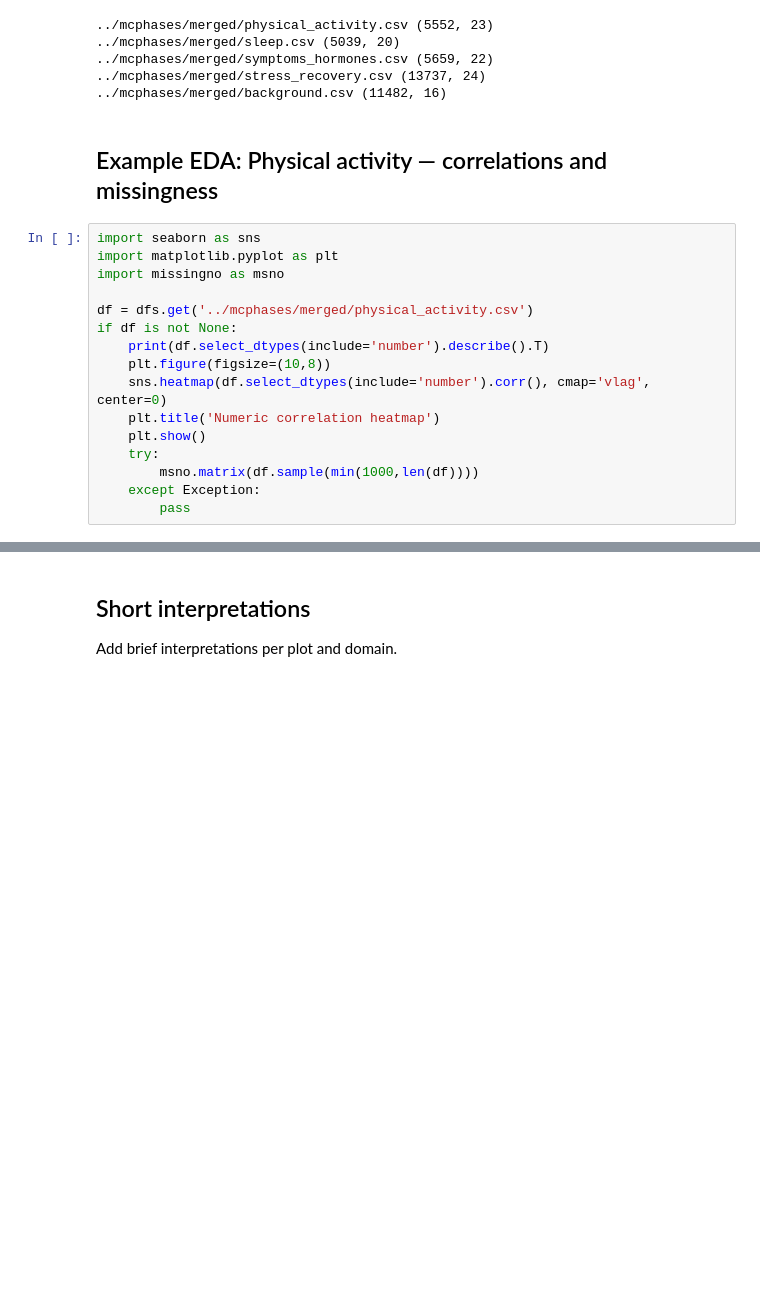
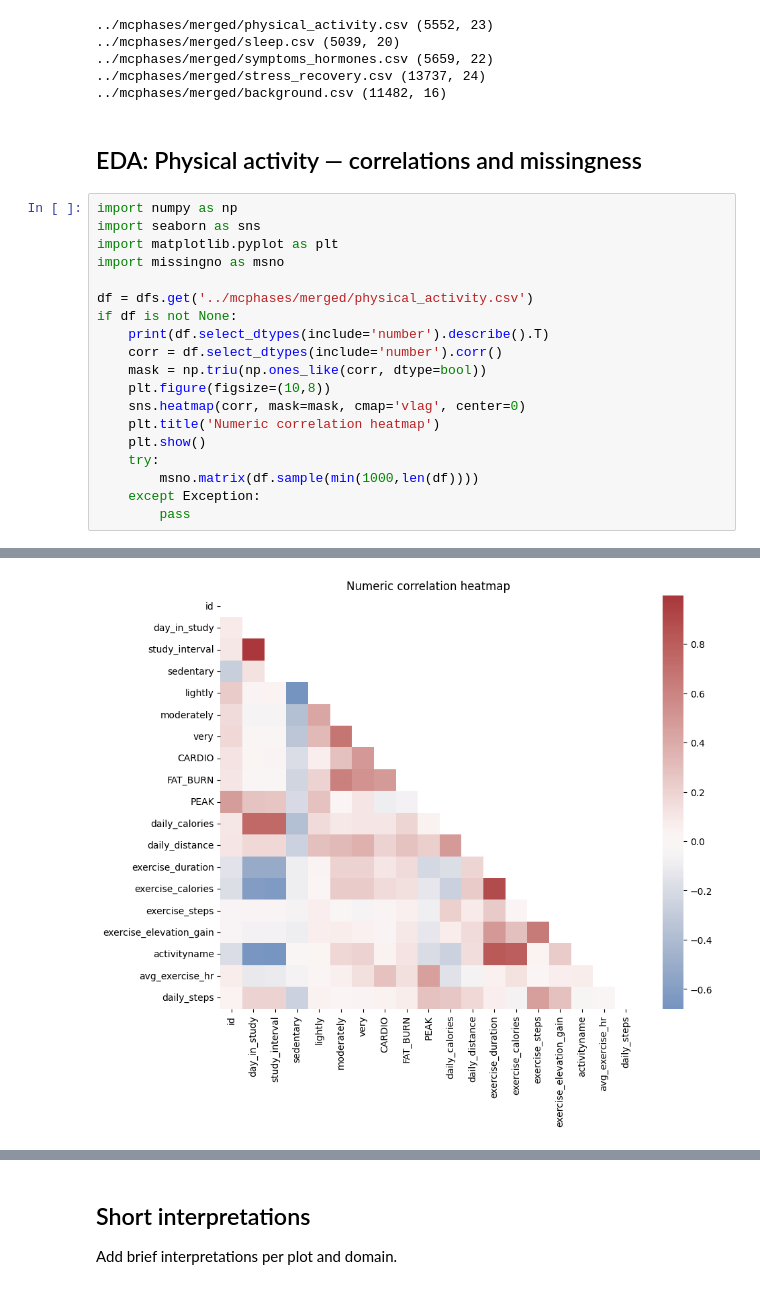
Before and after one commit to EstelleWang-UofT/ML-for-Women, a Jupyter notebook: notebooks/mcphases_eda.ipynb, the cells around one changed output, grey strips where cells are left out. Drawn from its saved outputs; the diff is of its cells as text; blank space fills up the shorter version.

Commit message:
feature correlations 1

```diff
--- a/notebooks/mcphases_eda.ipynb
+++ b/notebooks/mcphases_eda.ipynb
@@ -54,8 +54,9 @@ for fname in ['../mcphases/merged/physical_activity.csv','../mcphases/merged/sle
 ../mcphases/merged/stress_recovery.csv (13737, 24)
 ../mcphases/merged/background.csv (11482, 16)
 # %% [markdown]
-## Example EDA: Physical activity — correlations and missingness
+## EDA: Physical activity — correlations and missingness
 # %%
+import numpy as np
 import seaborn as sns
 import matplotlib.pyplot as plt
 import missingno as msno
@@ -63,11 +64,14 @@ import missingno as msno
 df = dfs.get('../mcphases/merged/physical_activity.csv')
 if df is not None:
     print(df.select_dtypes(include='number').describe().T)
+    corr = df.select_dtypes(include='number').corr()
+    mask = np.triu(np.ones_like(corr, dtype=bool))
     plt.figure(figsize=(10,8))
-    sns.heatmap(df.select_dtypes(include='number').corr(), cmap='vlag', center=0)
+    sns.heatmap(corr, mask=mask, cmap='vlag', center=0)
     plt.title('Numeric correlation heatmap')
     plt.show()
     try:
         msno.matrix(df.sample(min(1000,len(df))))
     except Exception:
         pass
+# %% [output]
@@ -73,0 +95 @@ if df is not None:
+[figure, added]
```
Also changed, not shown: parts of 10 cells of this notebook.
